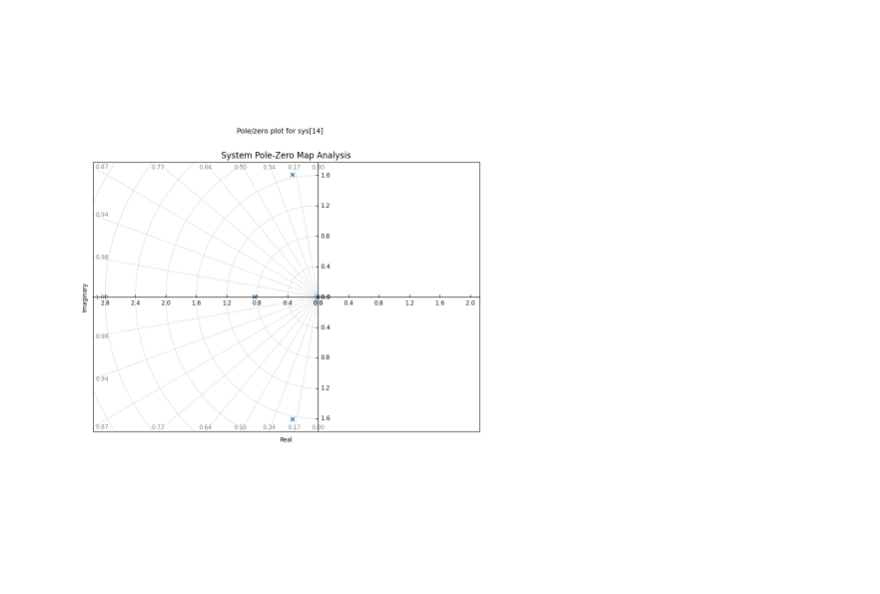
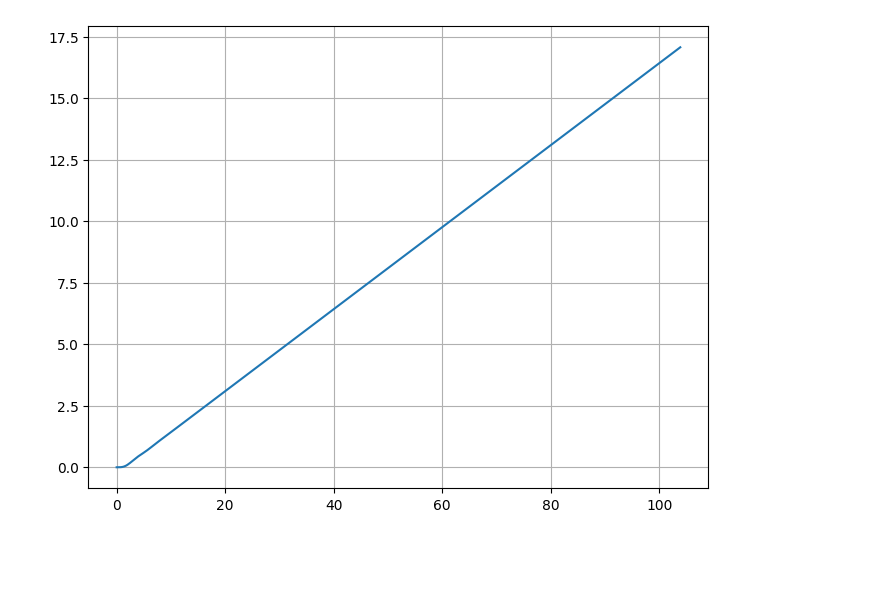
Before and after one commit to KIEL0T/ControlSystems, a Jupyter notebook: MidtermExam/Problem3.ipynb, the cells around one changed output. Cells and saved outputs as stored; diff of their text form; code cells hidden in the pictures; blank space fills up the shorter version.

```diff
--- a/MidtermExam/Problem3.ipynb
+++ b/MidtermExam/Problem3.ipynb
@@ -3,6 +3,12 @@ import control
 import matplotlib.pyplot as plt
 # %%
-# Define Transfer Function H(s) = 3 / (8s^4 + 12s^3 + 26s^2 + 18s)
+# Numerator and denominator coefficients extracted from derivation
 num = [3]
 den = [8, 12, 26, 18, 0]
-system = control.TransferFunction(num, den)
+
+# Create the transfer function G = ctrl.tf(num, den)
+G = ctrl.tf(num, den)
+
+# Print the transfer function
+print("System Transfer Function G(s):")
+print(G)
@@ -31,8 +36,9 @@ plt.show()
 # %%
-# Visualization 2: Pole-Zero Map
-plt.figure(figsize=(10, 7))
-control.pzmap(system, grid=True)
-plt.title("System Pole-Zero Map Analysis")
-plt.grid(True, linestyle='--', alpha=0.6)
+# Plot the system step response
+plt.figure(figsize=(8, 6))
+t, y = ctrl.step_response(G)
+plt.plot(t, y)
+plt.grid(True)
+plt.show()
 # %% [output]
-[figure, old version]
+[figure, new version]
```
Also changed, not shown: parts of 4 cells of this notebook, 2 other files.
